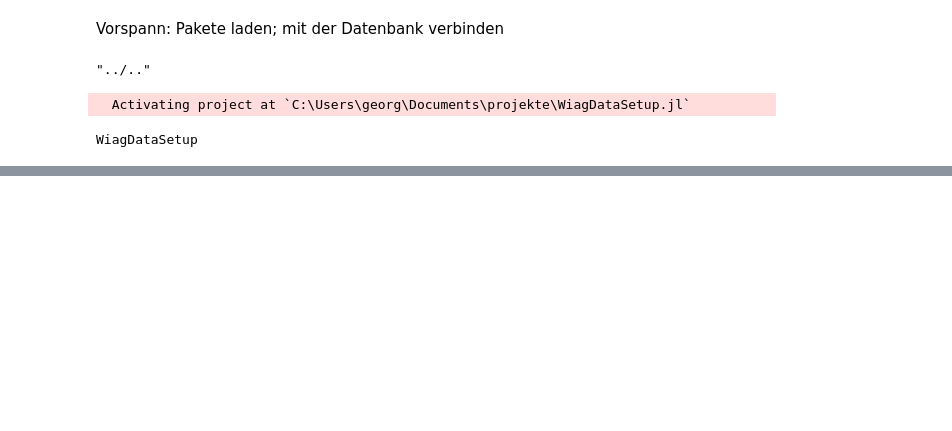
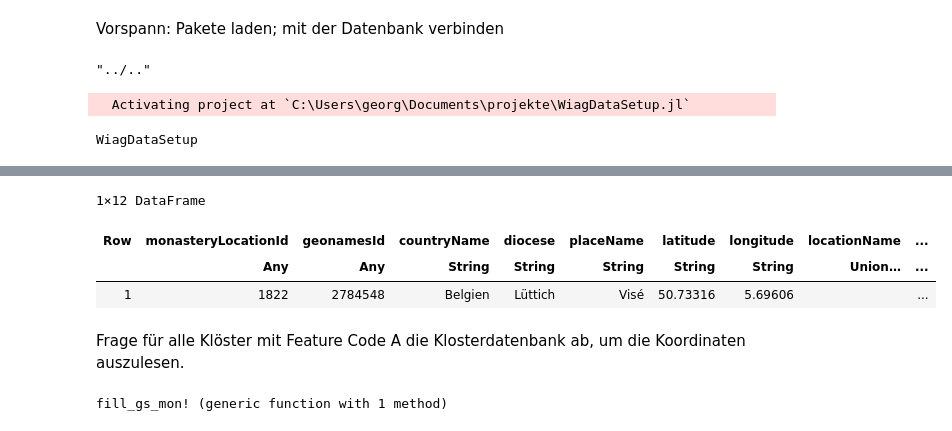
Before and after one commit to ghertko/WiagDataSetup, a Jupyter notebook: run/wiag2/Wax.ipynb, the cells around one changed output, grey strips where cells are left out. Drawn from its saved outputs; the diff is of its cells as text; code cells hidden in the pictures; blank space fills up the shorter version.

```diff
--- a/run/wiag2/Wax.ipynb
+++ b/run/wiag2/Wax.ipynb
@@ -79,0 +121,4 @@ Closest candidates are:
+# %%
+response = HTTP.get(query);
+# %%
+mon = JSON.parse(String(response.body));
@@ -79,0 +145,4 @@ Closest candidates are:
+# %%
+loc_list = mon["locations"];
+# %%
+loc = loc_list[1]
@@ -79,0 +163,28 @@ Closest candidates are:
+# %%
+push!(df_gs_mon, loc, promote=true)
+# %% [output]
+1×12 DataFrame
+| Row | monasteryLocationId | geonamesId | countryName | diocese | placeName | latitude | longitude | locationName | ... |
+|  | Any | Any | String | String | String | String | String | Union… | ... |
+| 1 | 1822 | 2784548 | Belgien | Lüttich | Visé | 50.73316 | 5.69606 |  | ... |
+# %% [markdown]
+Frage für alle Klöster mit Feature Code A die Klosterdatenbank ab, um die Koordinaten auszulesen.
+# %%
+function fill_gs_mon!(df_gs_mon, df_A)
+    n = 0
+    for r_a in eachrow(df_A)
+        query = join([query_base, r_a.gsn], "/")
+        response = HTTP.get(query)
+        mon = JSON.parse(String(response.body))
+        for loc in mon["locations"]
+            push!(df_gs_mon, loc, promote = true)
+            n += 1
+            if n % 100 == 0
+                @info "" n
+            end
+        end
+    end
+    return n
+end
+# %% [output]
+fill_gs_mon! (generic function with 1 method)
```
Also changed, not shown: parts of 54 cells of this notebook, 5 other files.
